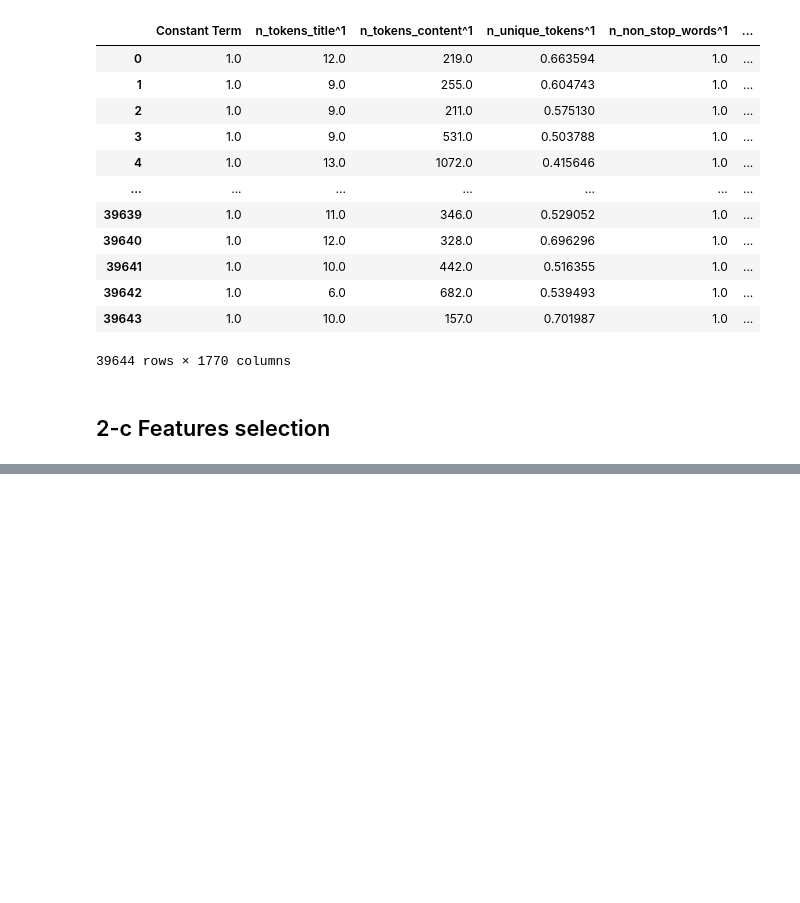
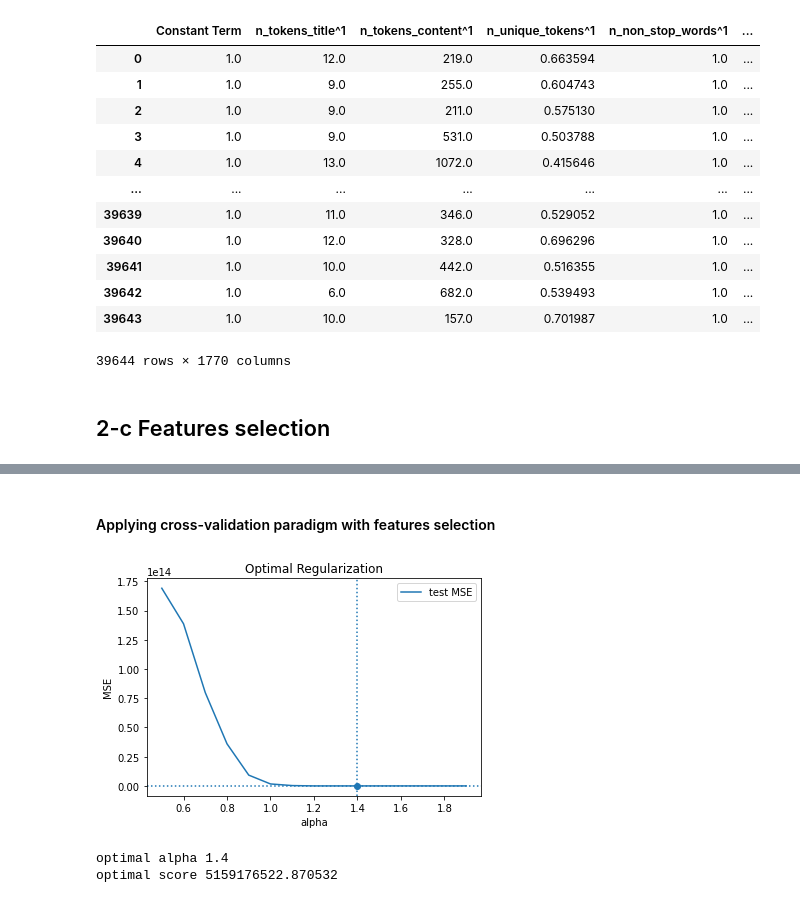
Before and after one commit to kth0522/Online-News-Popularity-Prediction, a Jupyter notebook: prototype.ipynb, the cells around one changed output, grey strips where cells are left out. Saved outputs shown, nothing was run; the diff lists cells and outputs as text; code cells hidden in the pictures; blank space fills up the shorter version.

```diff
--- a/prototype.ipynb
+++ b/prototype.ipynb
@@ -209,0 +171,30 @@ plt.close()
+# %% [markdown]
+#### Applying cross-validation paradigm with features selection
+# %%
+test_scores = []
+
+for alpha in tqdm(alphas):
+    model = Lasso(alpha=alpha)
+    # Implemented cross_val_score uses neg_mean_squared_error because it represents score which is higher is better. Thus, just negative it.
+    test_score = -np.mean(cross_val_score(model, X_polynomial, y, scoring="neg_mean_squared_error", cv=4))
+    test_scores.append(test_score)
+
+optimal_alpha = alphas[np.argmin(test_scores)]
+optimal_score = np.min(test_scores)
+plt.plot(alphas, test_scores, "-", label="test MSE")
+plt.axhline(optimal_score, linestyle=':')
+plt.axvline(optimal_alpha, linestyle=':')
+plt.scatter(optimal_alpha, optimal_score)
+plt.title("Optimal Regularization")
+plt.ylabel('MSE')
+plt.xlabel('alpha')
+plt.legend()
+plt.show()
+# %% [output]
+[figure, added]
+# %%
+print("optimal alpha", optimal_alpha)
+print("optimal score", optimal_score)
+# %% [output]
+optimal alpha 1.4
+optimal score 5159176522.870532
```
Also changed, not shown: parts of 61 cells of this notebook.
